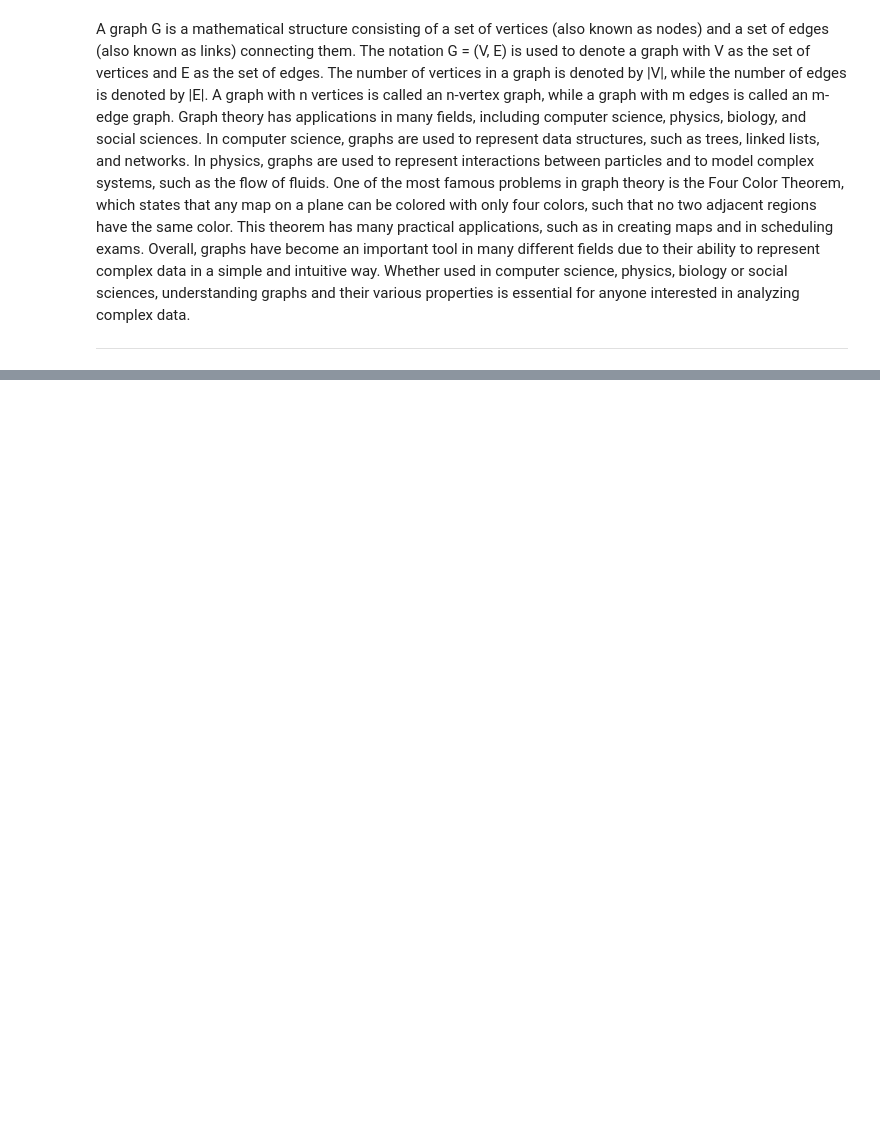
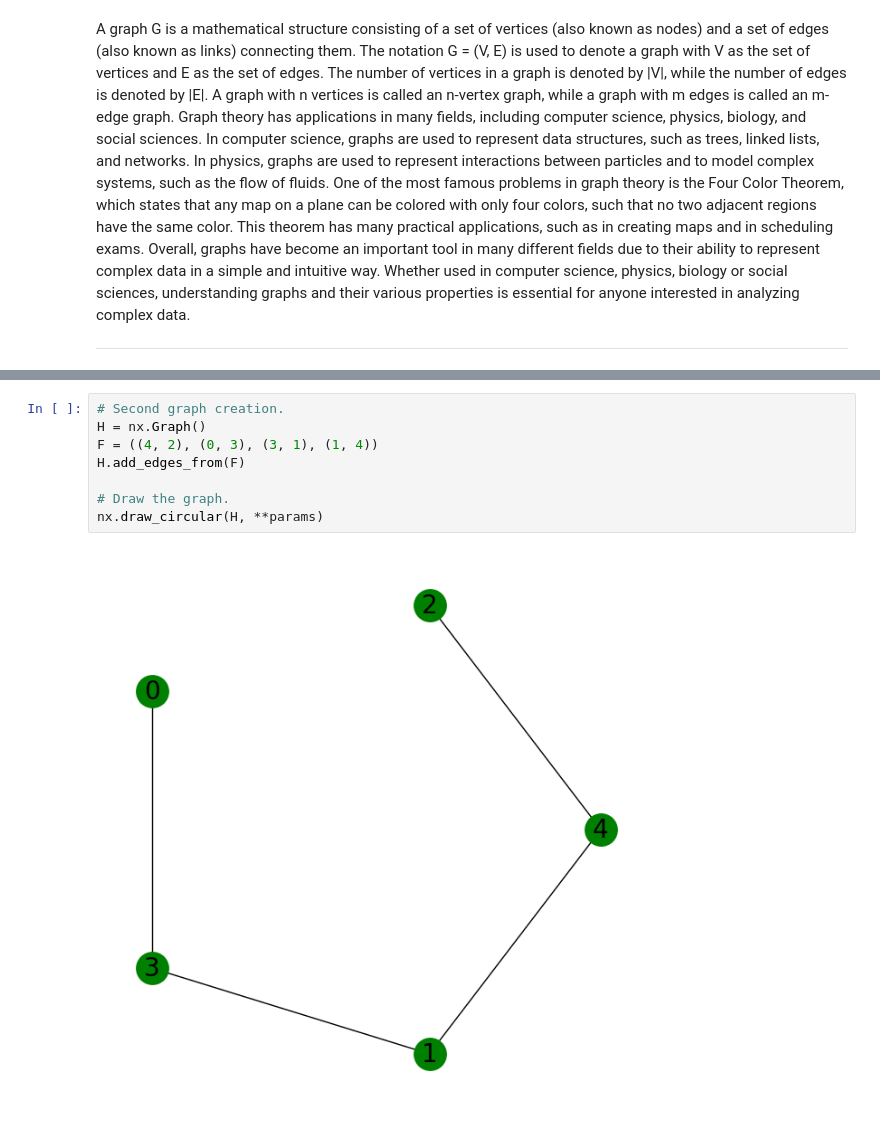
Before and after one commit to damienmcdonagh2020/graphTheoryDamienMcDonaghg00386999, a Jupyter notebook: pythonIntroduction.ipynb, the cells around one changed output, grey strips where cells are left out. Saved outputs shown, nothing was run; the diff lists cells and outputs as text; blank space fills up the shorter version.

```diff
--- a/pythonIntroduction.ipynb
+++ b/pythonIntroduction.ipynb
@@ -16,0 +107,10 @@ Overall, graphs have become an important tool in many different fields due to th
+# %%
+# Second graph creation.
+H = nx.Graph()
+F = ((4, 2), (0, 3), (3, 1), (1, 4))
+H.add_edges_from(F)
+
+# Draw the graph.
+nx.draw_circular(H, **params)
+# %% [output]
+[figure, added]
```
Also changed, not shown: parts of 18 cells of this notebook.
